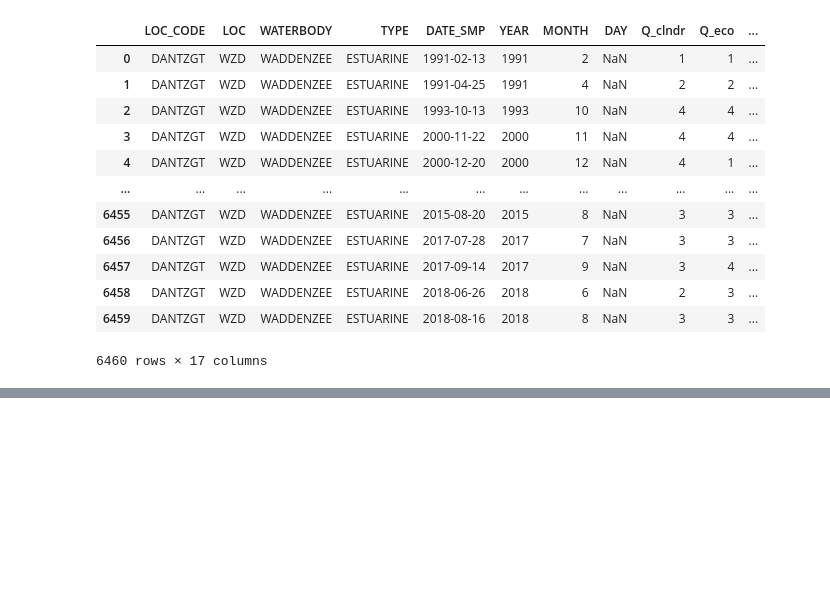
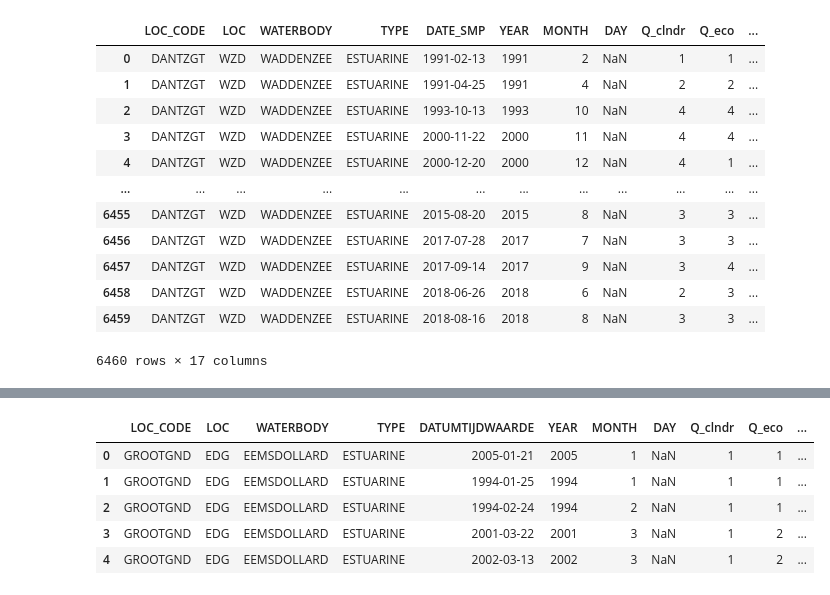
Before and after one commit to JinseiSteven/Phytoplankton-Prediction-Project, a Jupyter notebook: scripts/data_analysis_phyto.ipynb, the cells around one changed output, grey strips where cells are left out. Saved outputs shown, nothing was run; the diff lists cells and outputs as text; code cells hidden in the pictures; blank space fills up the shorter version.

```diff
--- a/scripts/data_analysis_phyto.ipynb
+++ b/scripts/data_analysis_phyto.ipynb
@@ -228,0 +240,10 @@ display(dantz)
+# %%
+biotic_df.rename(columns={'DATE_SMP':'DATUMTIJDWAARDE'}, inplace=True)
+biotic_df.head()
+# %% [output]
+|  | LOC_CODE | LOC | WATERBODY | TYPE | DATUMTIJDWAARDE | YEAR | MONTH | DAY | Q_clndr | Q_eco | ... |
+| 0 | GROOTGND | EDG | EEMSDOLLARD | ESTUARINE | 2005-01-21 | 2005 | 1 | NaN | 1 | 1 | ... |
+| 1 | GROOTGND | EDG | EEMSDOLLARD | ESTUARINE | 1994-01-25 | 1994 | 1 | NaN | 1 | 1 | ... |
+| 2 | GROOTGND | EDG | EEMSDOLLARD | ESTUARINE | 1994-02-24 | 1994 | 2 | NaN | 1 | 1 | ... |
+| 3 | GROOTGND | EDG | EEMSDOLLARD | ESTUARINE | 2001-03-22 | 2001 | 3 | NaN | 1 | 2 | ... |
+| 4 | GROOTGND | EDG | EEMSDOLLARD | ESTUARINE | 2002-03-13 | 2002 | 3 | NaN | 1 | 2 | ... |
```
Also changed, not shown: parts of 6 cells of this notebook, 2 other files.
